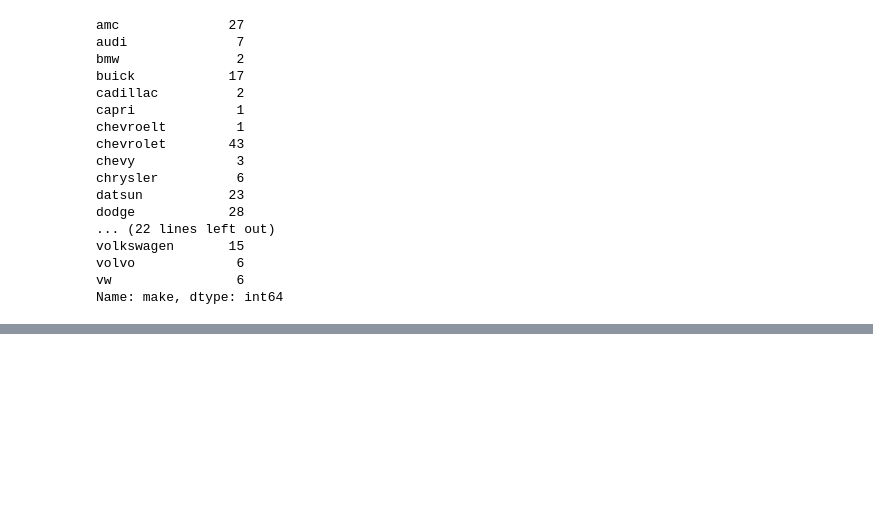
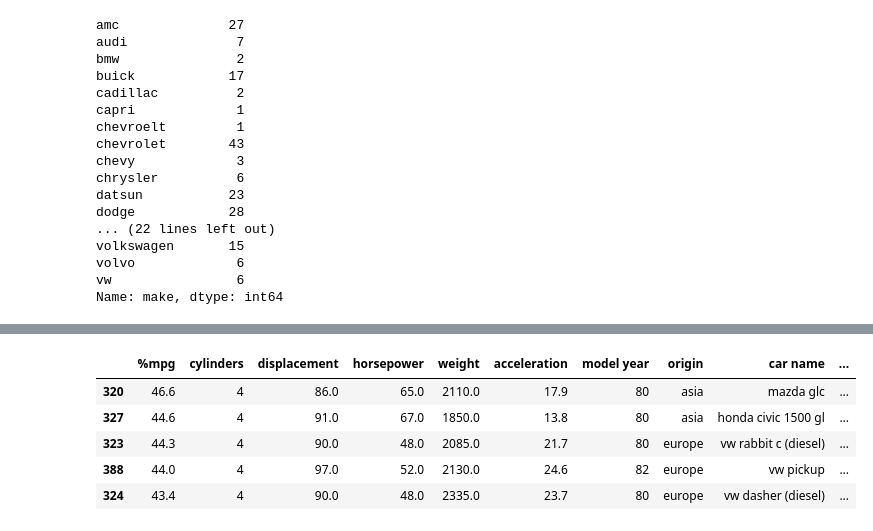
Before and after one commit to get-to-work-together/Python-Data-Analyse-Defensie, a Jupyter notebook: Sandbox/mpg dataset.ipynb, the cells around one changed output, grey strips where cells are left out. Saved outputs shown, nothing was run; the diff lists cells and outputs as text; code cells hidden in the pictures; blank space fills up the shorter version.

```diff
--- a/Sandbox/mpg dataset.ipynb
+++ b/Sandbox/mpg dataset.ipynb
@@ -192,0 +217,9 @@ df
+# %%
+df.sort_values('%mpg', ascending=False).head(5)
+# %% [output]
+|  | %mpg | cylinders | displacement | horsepower | weight | acceleration | model year | origin | car name | ... |
+| 320 | 46.6 | 4 | 86.0 | 65.0 | 2110.0 | 17.9 | 80 | asia | mazda glc | ... |
+| 327 | 44.6 | 4 | 91.0 | 67.0 | 1850.0 | 13.8 | 80 | asia | honda civic 1500 gl | ... |
+| 323 | 44.3 | 4 | 90.0 | 48.0 | 2085.0 | 21.7 | 80 | europe | vw rabbit c (diesel) | ... |
+| 388 | 44.0 | 4 | 97.0 | 52.0 | 2130.0 | 24.6 | 82 | europe | vw pickup | ... |
+| 324 | 43.4 | 4 | 90.0 | 48.0 | 2335.0 | 23.7 | 80 | europe | vw dasher (diesel) | ... |
```
Also changed, not shown: parts of 11 cells of this notebook.
